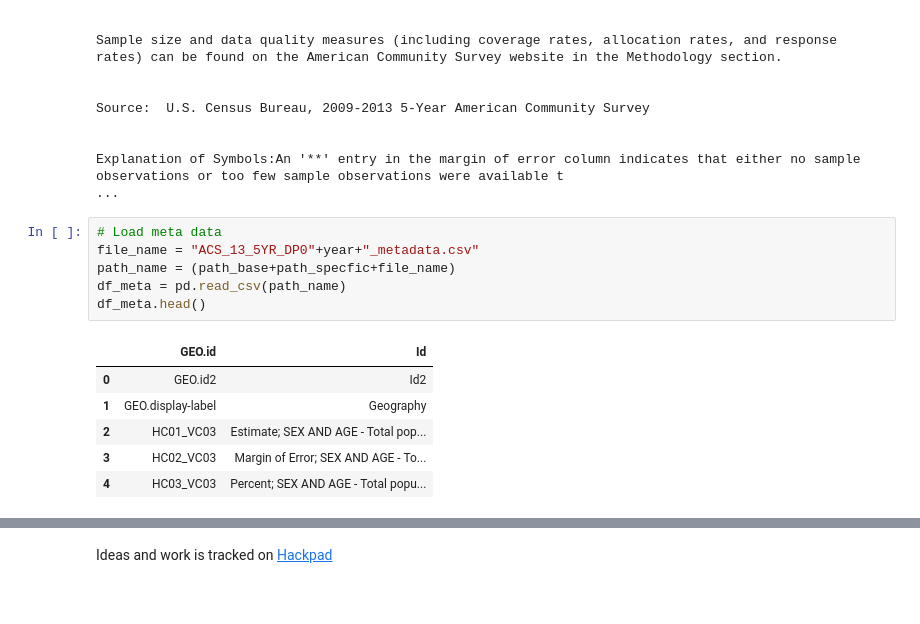
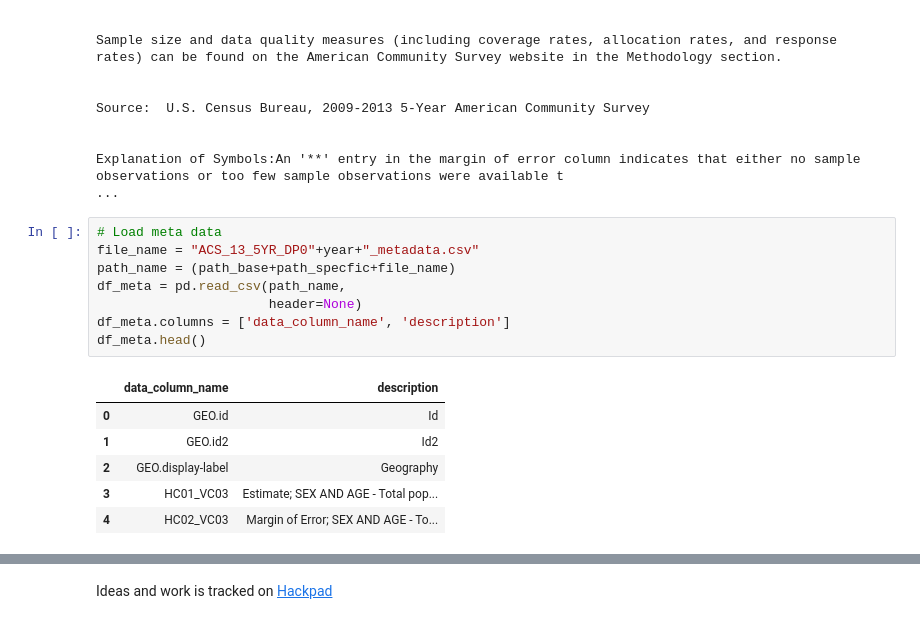
Before and after one commit to DataKind-SF/datadive_201503_sf-health-improvement-partnership, a Jupyter notebook: filter_census_tract_data.ipynb, the cells around one changed output, grey strips where cells are left out. Drawn from its saved outputs; the diff is of its cells as text.

```diff
--- a/filter_census_tract_data.ipynb
+++ b/filter_census_tract_data.ipynb
@@ -35,14 +39,16 @@ Explanation of Symbols:An '**' entry in the margin of error column indicates tha
 # %%
 # Load meta data
 file_name = "ACS_13_5YR_DP0"+year+"_metadata.csv"
 path_name = (path_base+path_specfic+file_name)
-df_meta = pd.read_csv(path_name)
+df_meta = pd.read_csv(path_name,
+                      header=None)
+df_meta.columns = ['data_column_name', 'description']
 df_meta.head()
 # %% [output]
-|  | GEO.id | Id |
-| 0 | GEO.id2 | Id2 |
-| 1 | GEO.display-label | Geography |
-| 2 | HC01_VC03 | Estimate; SEX AND AGE - Total pop... |
-| 3 | HC02_VC03 | Margin of Error; SEX AND AGE - To... |
-| 4 | HC03_VC03 | Percent; SEX AND AGE - Total popu... |
+|  | data_column_name | description |
+| 0 | GEO.id | Id |
+| 1 | GEO.id2 | Id2 |
+| 2 | GEO.display-label | Geography |
+| 3 | HC01_VC03 | Estimate; SEX AND AGE - Total pop... |
+| 4 | HC02_VC03 | Margin of Error; SEX AND AGE - To... |
 # %%
```
Also changed, not shown: parts of 10 cells of this notebook.
